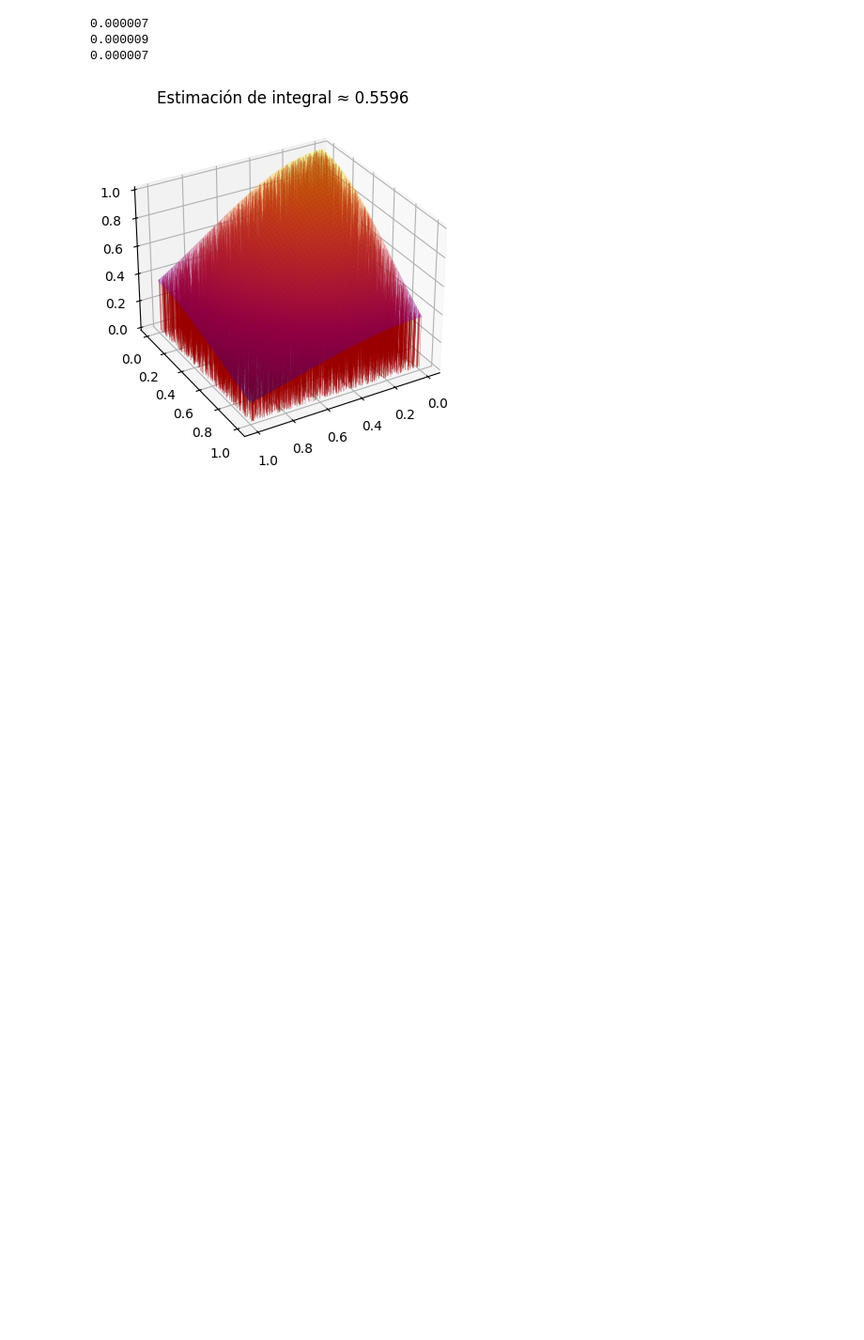
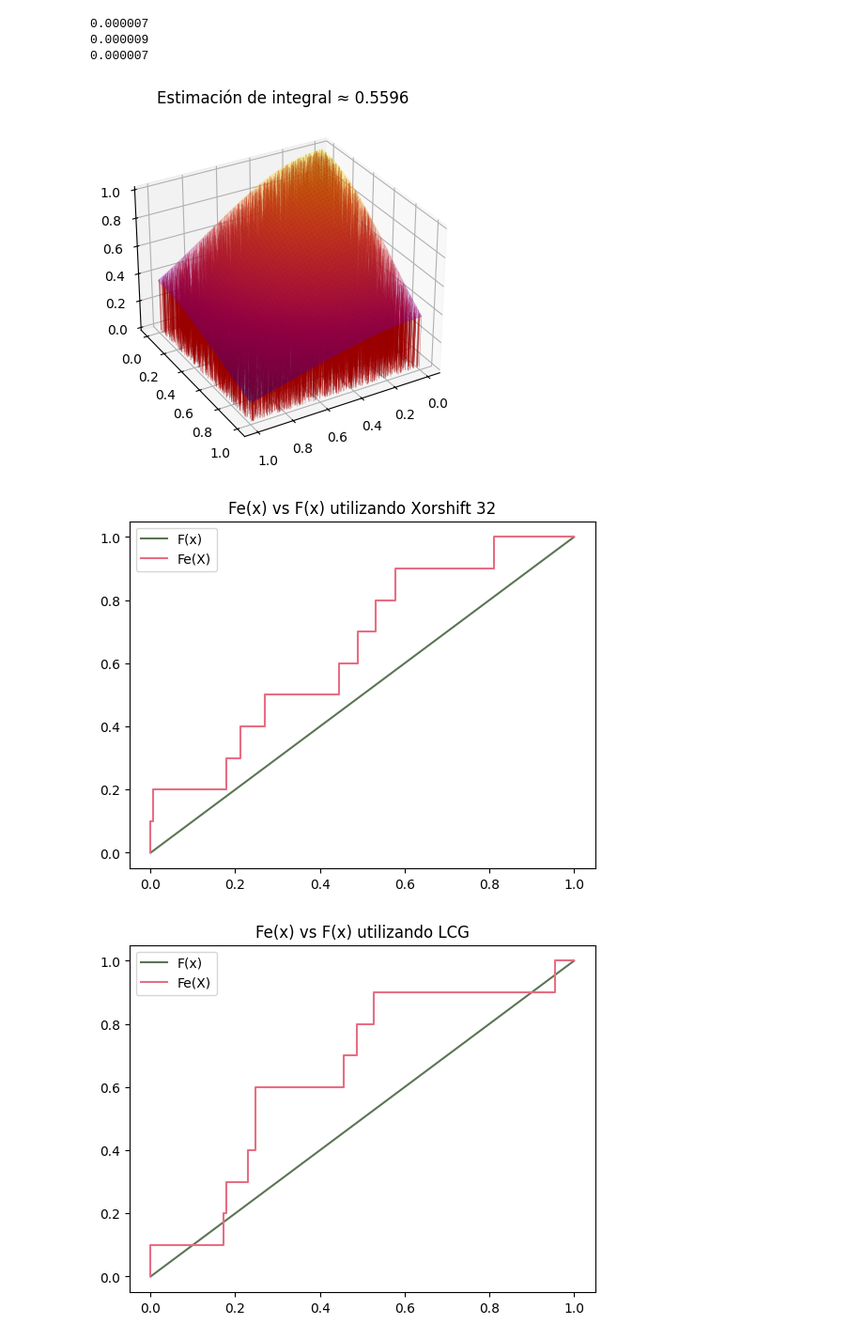
Before and after one commit to nieto-lucas/Trabajo-especial-mys, a Jupyter notebook: trabajo-especial.ipynb, the cells around one changed output. Shown at 94% size. Drawn from its saved outputs; the diff is of its cells as text; code cells hidden in the pictures; blank space fills up the shorter version.

Commit message:
feat: :construction_worker: Implementación de parte de Kolmogorov Smirnov

```diff
--- a/trabajo-especial.ipynb
+++ b/trabajo-especial.ipynb
@@ -161,3 +163,10 @@ print(f"{sample_results['MersenneTwister'][1]:.6f}")
 Utils.plot_3D_gaussian_estimation(Nsamples=SAMPLE_SIZE_SMALL, rng=lcg)
 # %% [output]
 [figure]
+# %%
+Test.test_Kolmogorov_Smirnov(rng=xorshift, Nsamples=10)
+Test.test_Kolmogorov_Smirnov(rng=lcg, Nsamples=10)
+Test.test_Kolmogorov_Smirnov(rng=mersenne_twister, Nsamples=10)
+# %% [output]
+[figure, added]
+[figure, added]
```
Also changed, not shown: parts of 2 cells of this notebook, 1 other file.
